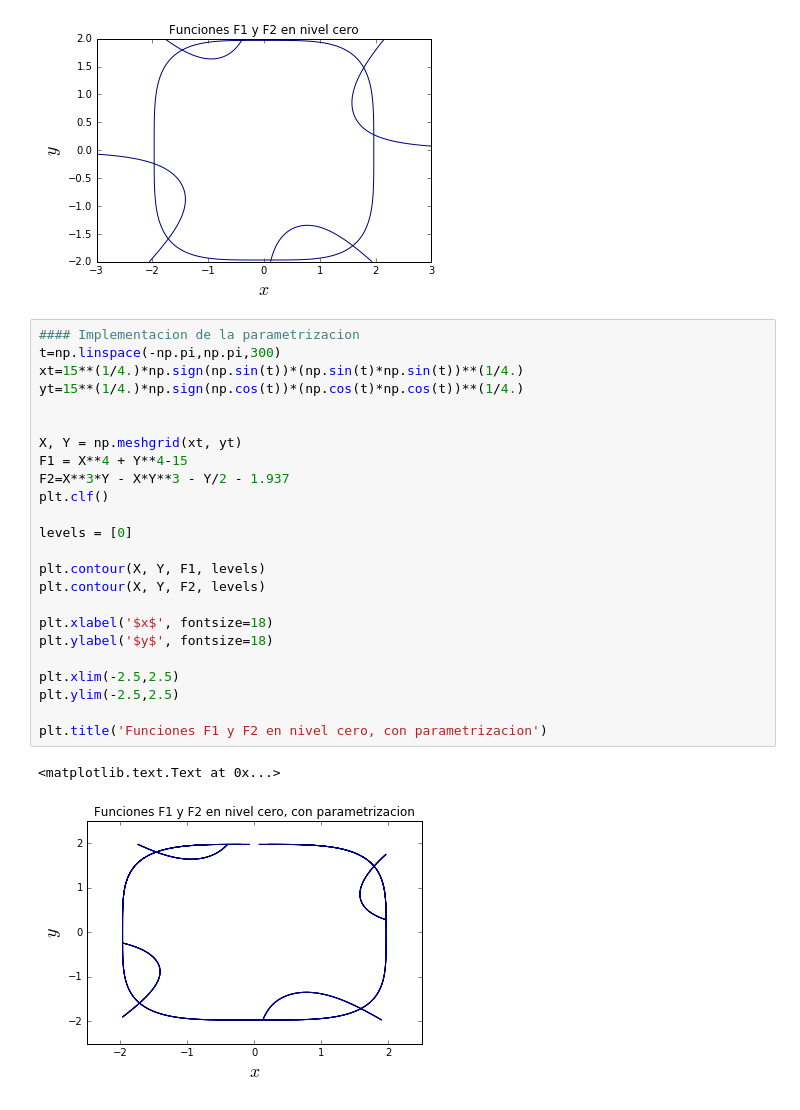
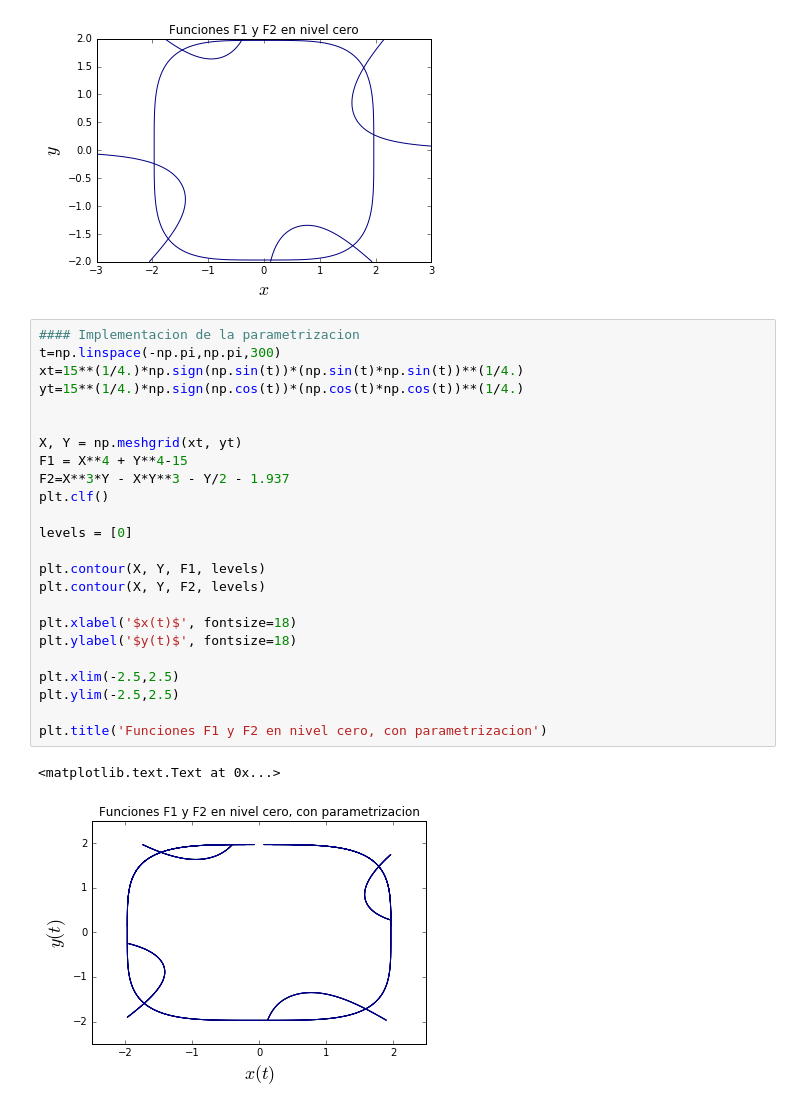
Before and after one commit to sergioleivam/Metodos-Numericos, a Jupyter notebook: Tareas/Tarea-2/02-tarea-sergioleivam/Tarea-2.ipynb, the cells around one changed output. Saved outputs shown, nothing was run; the diff lists cells and outputs as text.

```diff
--- a/Tareas/Tarea-2/02-tarea-sergioleivam/Tarea-2.ipynb
+++ b/Tareas/Tarea-2/02-tarea-sergioleivam/Tarea-2.ipynb
@@ -33,30 +33,30 @@ plt.title('Funciones F1 y F2 en nivel cero')
 # %%
 #### Implementacion de la parametrizacion
 t=np.linspace(-np.pi,np.pi,300)
 xt=15**(1/4.)*np.sign(np.sin(t))*(np.sin(t)*np.sin(t))**(1/4.)
 yt=15**(1/4.)*np.sign(np.cos(t))*(np.cos(t)*np.cos(t))**(1/4.)
 
 
 X, Y = np.meshgrid(xt, yt)
 F1 = X**4 + Y**4-15
 F2=X**3*Y - X*Y**3 - Y/2 - 1.937
 plt.clf()
 
 levels = [0]
 
 plt.contour(X, Y, F1, levels)
 plt.contour(X, Y, F2, levels)
 
-plt.xlabel('$x$', fontsize=18)
-plt.ylabel('$y$', fontsize=18)
+plt.xlabel('$x(t)$', fontsize=18)
+plt.ylabel('$y(t)$', fontsize=18)
 
 plt.xlim(-2.5,2.5)
 plt.ylim(-2.5,2.5)
 
 plt.title('Funciones F1 y F2 en nivel cero, con parametrizacion')
 # %% [output]
 <matplotlib.text.Text at 0x...>
-[figure, old version]
+[figure, new version]
 # %%
 ## definimos la funcion
 
```
Also changed, not shown: parts of 2 cells of this notebook, 3 other files.
